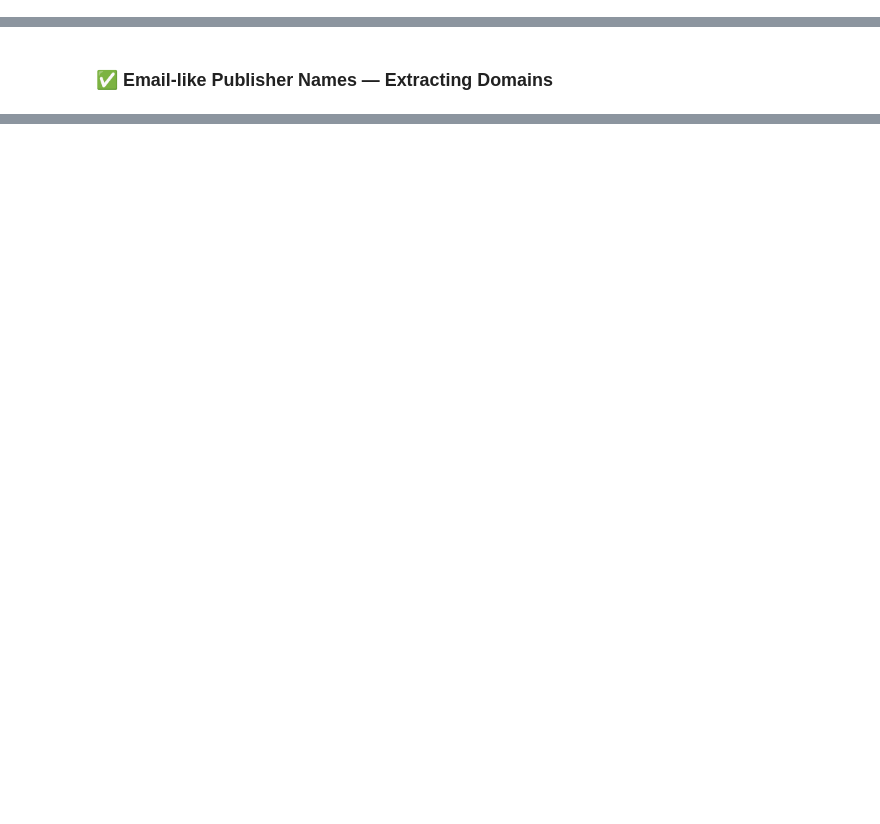
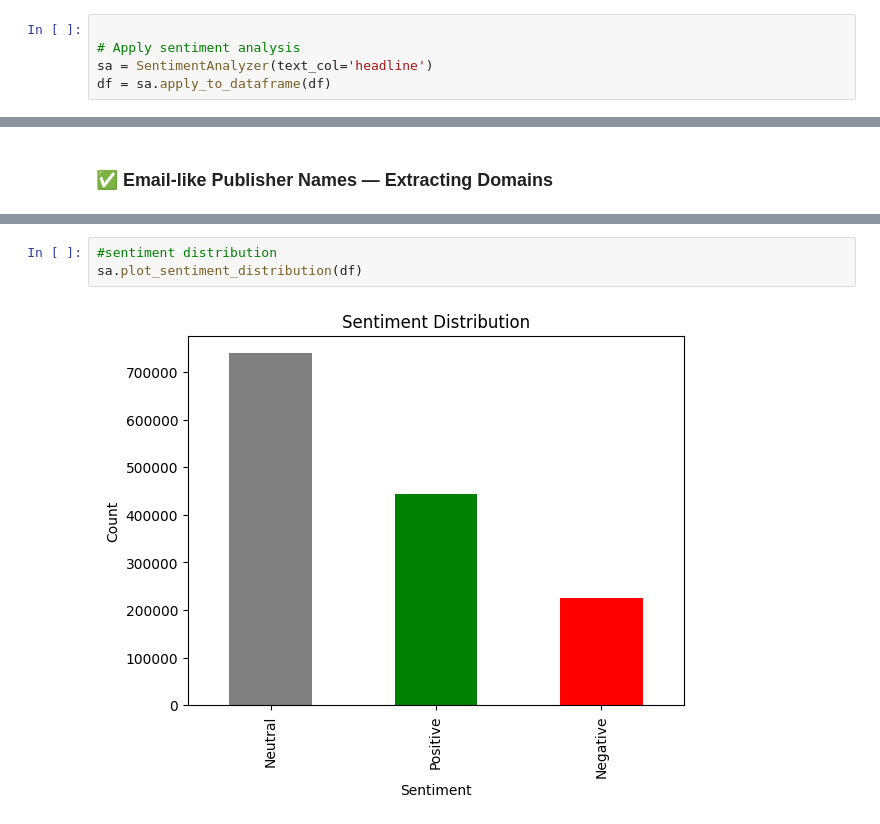
Before and after one commit to Teshager21/financial-news-sentiment-analysis, a Jupyter notebook: notebooks/exploratory/explore_news_sentiments.ipynb, the cells around one changed output, grey strips where cells are left out. Saved outputs shown, nothing was run; the diff lists cells and outputs as text; blank space fills up the shorter version.

Commit message:
feat: add a sentiment analyzer

```diff
--- a/notebooks/exploratory/explore_news_sentiments.ipynb
+++ b/notebooks/exploratory/explore_news_sentiments.ipynb
@@ -354,0 +358,5 @@ analyzer.plot_spikes(freq="D", threshold=3.5)
+# %%
+
+# Apply sentiment analysis
+sa = SentimentAnalyzer(text_col='headline')
+df = sa.apply_to_dataframe(df)
@@ -367,0 +391,5 @@ results = analyzer.run_all(top_n=10)
+# %%
+#sentiment distribution
+sa.plot_sentiment_distribution(df)
+# %% [output]
+[figure, added]
```
Also changed, not shown: parts of 5 cells of this notebook, 2 other files.
